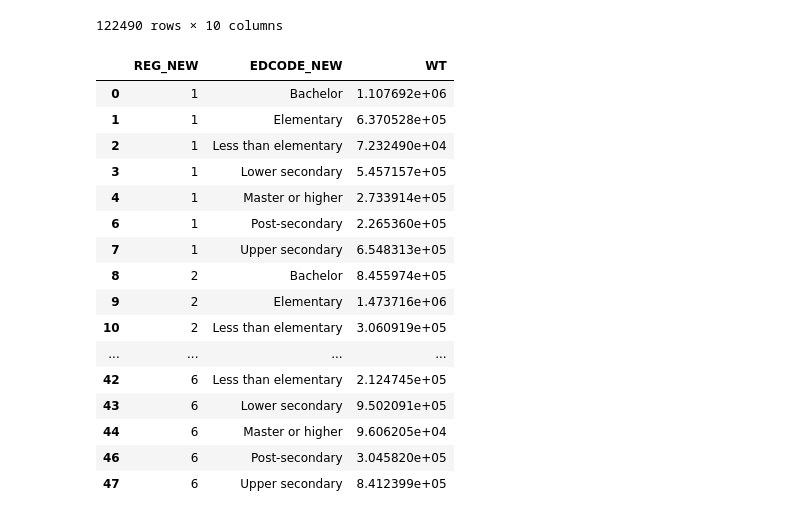
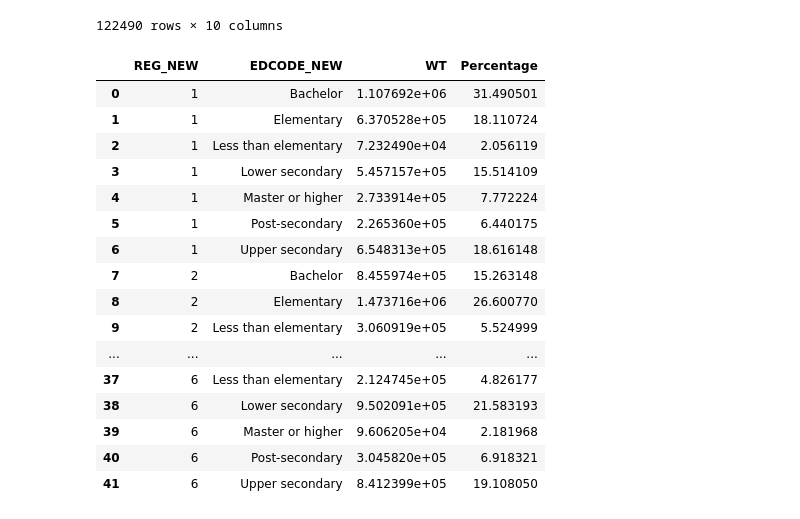
Before and after one commit to PhakphumJ/Thesis_code, a Jupyter notebook: LFS_code.ipynb, the cells around one changed output. Saved outputs shown, nothing was run; the diff lists cells and outputs as text; code cells hidden in the pictures.

Commit message:
Composition by edu at nationanal and regional level.

```diff
--- a/LFS_code.ipynb
+++ b/LFS_code.ipynb
@@ -206,27 +212,30 @@ LFS_56_Q1
 # %%
 ### Tabulate the data. Get the number of people in each education level (7 categories), in each region (6 regions).
 ## Tabulate the data.
-LFS_56_Q1_tab = LFS_56_Q1.groupby(["REG_NEW", "EDCODE_NEW"]).agg({"WT": "sum"}).reset_index()
+LFS_56_Q1_EDU_REG_TOTAL = LFS_56_Q1.groupby(["REG_NEW", "EDCODE_NEW"]).agg({"WT": "sum"}).reset_index() ## Don't sort by the alphabetical order.
 
 ## Exclude the "Other/Unknown" category.
-LFS_56_Q1_tab = LFS_56_Q1_tab[LFS_56_Q1_tab["EDCODE_NEW"] != "Other/Unknown"]
+LFS_56_Q1_EDU_REG_TOTAL = LFS_56_Q1_EDU_REG_TOTAL[LFS_56_Q1_EDU_REG_TOTAL["EDCODE_NEW"] != "Other/Unknown"].reset_index(drop=True) ## drop previous index (otherwise it becomes a new column)
+
+## Create a new column for the percentage of each education level in each region.
+LFS_56_Q1_EDU_REG_TOTAL["Percentage"] = LFS_56_Q1_EDU_REG_TOTAL.groupby("REG_NEW")["WT"].apply(lambda x: x/x.sum()*100).reset_index().WT
-# %%
-LFS_56_Q1_tab
-# %% [output]
-|  | REG_NEW | EDCODE_NEW | WT |
-| 0 | 1 | Bachelor | 1.107692e+06 |
-| 1 | 1 | Elementary | 6.370528e+05 |
-| 2 | 1 | Less than elementary | 7.232490e+04 |
-| 3 | 1 | Lower secondary | 5.457157e+05 |
-| 4 | 1 | Master or higher | 2.733914e+05 |
-| 6 | 1 | Post-secondary | 2.265360e+05 |
-| 7 | 1 | Upper secondary | 6.548313e+05 |
-| 8 | 2 | Bachelor | 8.455974e+05 |
-| 9 | 2 | Elementary | 1.473716e+06 |
-| 10 | 2 | Less than elementary | 3.060919e+05 |
-| ... | ... | ... | ... |
-| 42 | 6 | Less than elementary | 2.124745e+05 |
-| 43 | 6 | Lower secondary | 9.502091e+05 |
-| 44 | 6 | Master or higher | 9.606205e+04 |
-| 46 | 6 | Post-secondary | 3.045820e+05 |
-| 47 | 6 | Upper secondary | 8.412399e+05 |
+# %%
+LFS_56_Q1_EDU_REG_TOTAL
+# %% [output]
+|  | REG_NEW | EDCODE_NEW | WT | Percentage |
+| 0 | 1 | Bachelor | 1.107692e+06 | 31.490501 |
+| 1 | 1 | Elementary | 6.370528e+05 | 18.110724 |
+| 2 | 1 | Less than elementary | 7.232490e+04 | 2.056119 |
+| 3 | 1 | Lower secondary | 5.457157e+05 | 15.514109 |
+| 4 | 1 | Master or higher | 2.733914e+05 | 7.772224 |
+| 5 | 1 | Post-secondary | 2.265360e+05 | 6.440175 |
+| 6 | 1 | Upper secondary | 6.548313e+05 | 18.616148 |
+| 7 | 2 | Bachelor | 8.455974e+05 | 15.263148 |
+| 8 | 2 | Elementary | 1.473716e+06 | 26.600770 |
+| 9 | 2 | Less than elementary | 3.060919e+05 | 5.524999 |
+| ... | ... | ... | ... | ... |
+| 37 | 6 | Less than elementary | 2.124745e+05 | 4.826177 |
+| 38 | 6 | Lower secondary | 9.502091e+05 | 21.583193 |
+| 39 | 6 | Master or higher | 9.606205e+04 | 2.181968 |
+| 40 | 6 | Post-secondary | 3.045820e+05 | 6.918321 |
+| 41 | 6 | Upper secondary | 8.412399e+05 | 19.108050 |
```
Also changed, not shown: parts of 7 cells of this notebook.
